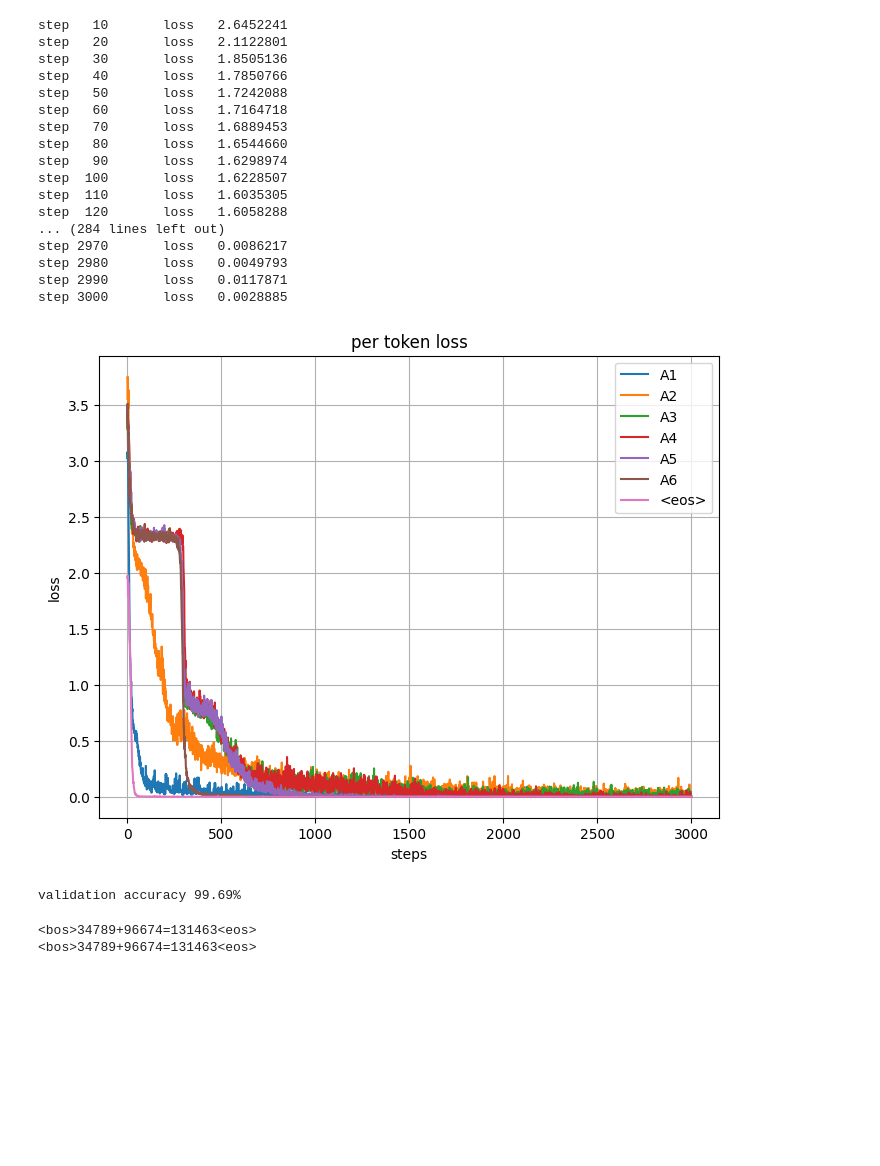
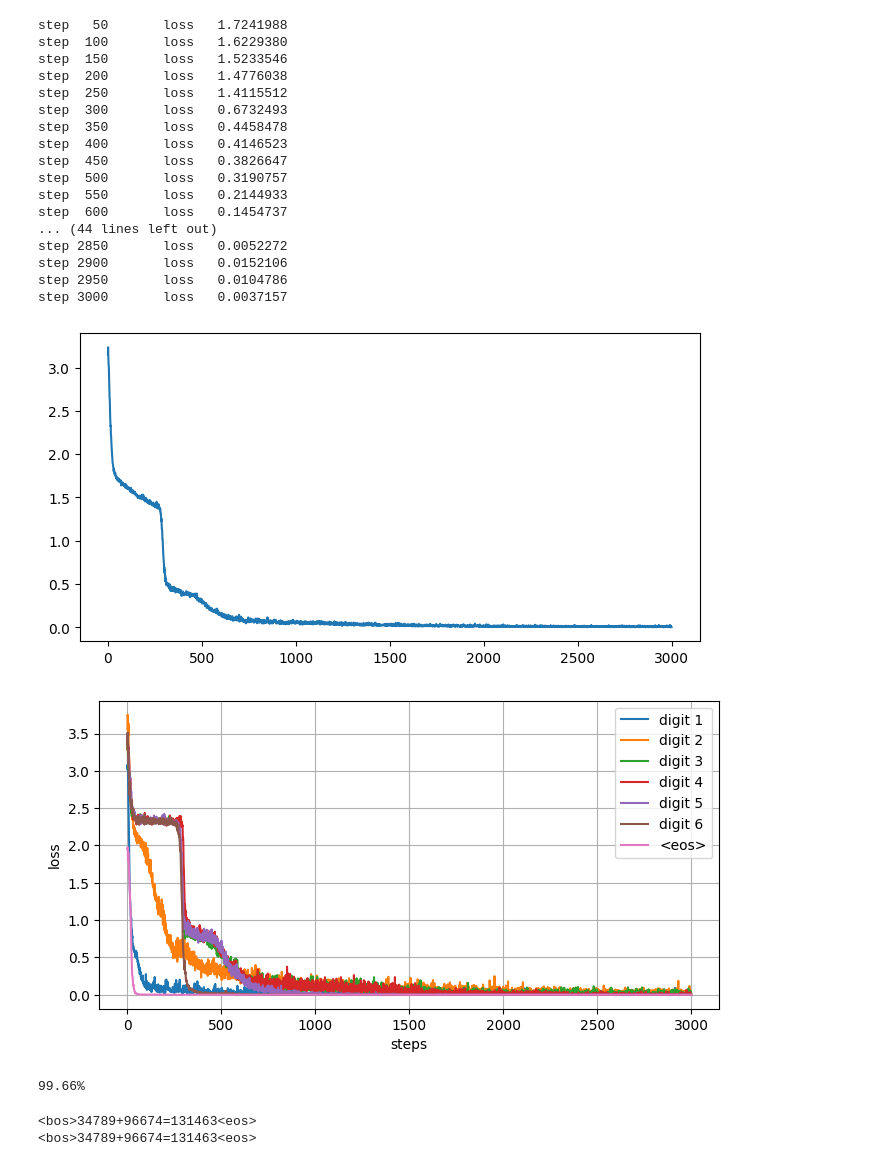
Before and after one commit to okarthikb/toy-model-experiments, a Jupyter notebook: five_digit_adder_gpt.ipynb, the cells around one changed output. Drawn from its saved outputs; the diff is of its cells as text; code cells hidden in the pictures; blank space fills up the shorter version.

```diff
--- a/five_digit_adder_gpt.ipynb
+++ b/five_digit_adder_gpt.ipynb
@@ -185,37 +185,42 @@ for _ in range(steps):
     losses.append(float(loss))
     digit_losses.append(aux_losses)
 
-    if step % 10 == 0:
+    if step % 50 == 0:
         print(f'step {step:4d}\tloss {losses[-1]:11.7f}')
 # %% [output]
-step   10       loss   2.6452241
-step   20       loss   2.1122801
-step   30       loss   1.8505136
-step   40       loss   1.7850766
-step   50       loss   1.7242088
-step   60       loss   1.7164718
-step   70       loss   1.6889453
-step   80       loss   1.6544660
-step   90       loss   1.6298974
-step  100       loss   1.6228507
-step  110       loss   1.6035305
-step  120       loss   1.6058288
-... (284 lines left out)
-step 2970       loss   0.0086217
-step 2980       loss   0.0049793
-step 2990       loss   0.0117871
-step 3000       loss   0.0028885
+step   50       loss   1.7241988
+step  100       loss   1.6229380
+step  150       loss   1.5233546
+step  200       loss   1.4776038
+step  250       loss   1.4115512
+step  300       loss   0.6732493
+step  350       loss   0.4458478
+step  400       loss   0.4146523
+step  450       loss   0.3826647
+step  500       loss   0.3190757
+step  550       loss   0.2144933
+step  600       loss   0.1454737
+... (44 lines left out)
+step 2850       loss   0.0052272
+step 2900       loss   0.0152106
+step 2950       loss   0.0104786
+step 3000       loss   0.0037157
+# %%
+plt.figure(figsize=(8, 4))
+plt.plot(losses)
+plt.show()
+# %% [output]
+[figure, added]
 # %%
-plt.figure(figsize=(8, 6))
+plt.figure(figsize=(8, 4))
 plt.plot(digit_losses)
-plt.legend(['A' + str(i) for i in range(1, 7)] + ['<eos>'])
+plt.legend(['digit ' + str(i) for i in range(1, 7)] + ['<eos>'])
 plt.xlabel('steps')
 plt.ylabel('loss')
-plt.title('per token loss')
 plt.grid(True)
 plt.show()
 # %% [output]
-[figure, old version]
+[figure, new version]
 # %%
 # it's not really val acc because we're not ensuring batches don't
 # intersect with train examples here, but there are 10B pairs and we
@@ -233,9 +238,9 @@ for i in range(0, len(val_set), batch_size):
     logits = model(params, batch)[:, 12:-1]
     n_matches += int((jnp.argmax(logits, -1) == targets).sum())
 
-print(f'validation accuracy {100 * n_matches / (len(val_set) * 7):4.2f}%')
+print(f'{100 * n_matches / (len(val_set) * 7):4.2f}%')
 # %% [output]
-validation accuracy 99.69%
+99.66%
 # %%
 a = 34789
 b = 96674
```
